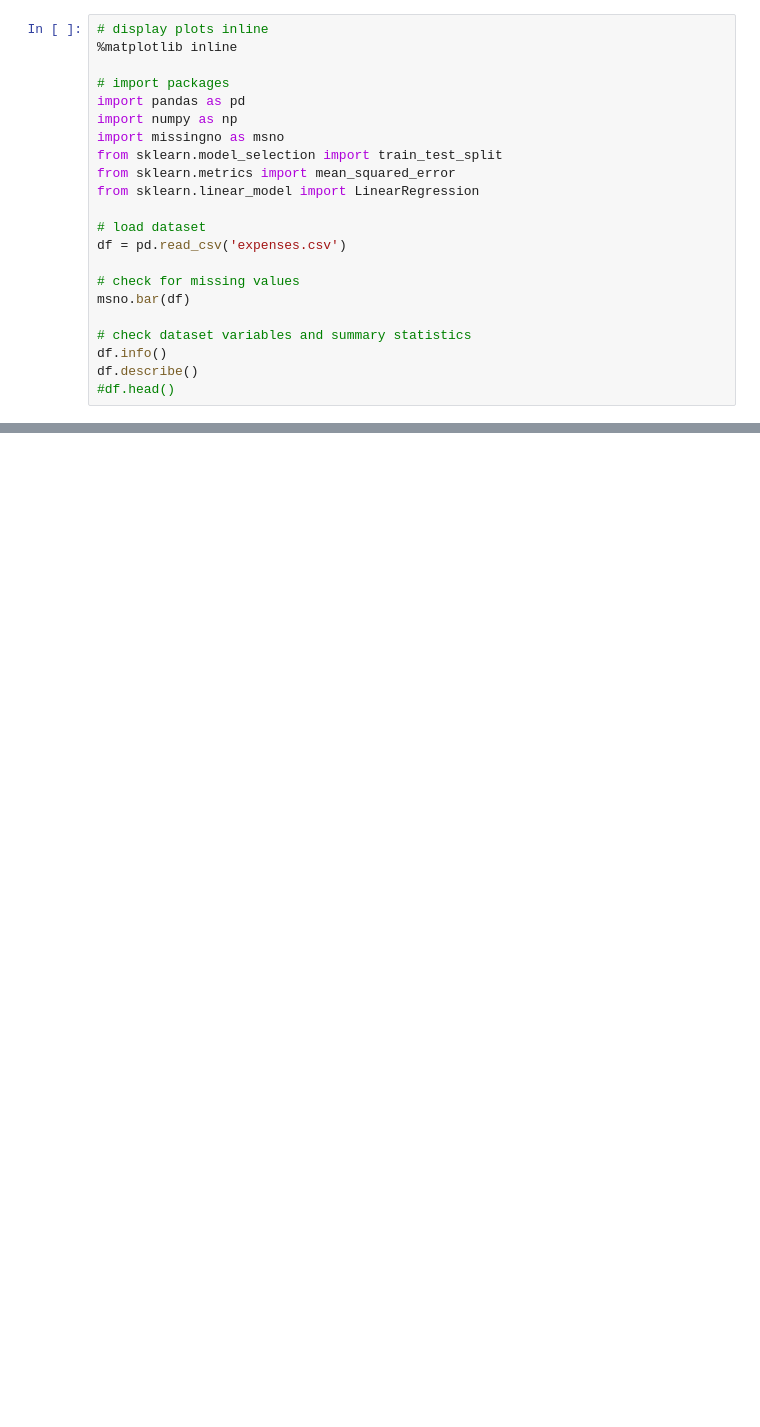
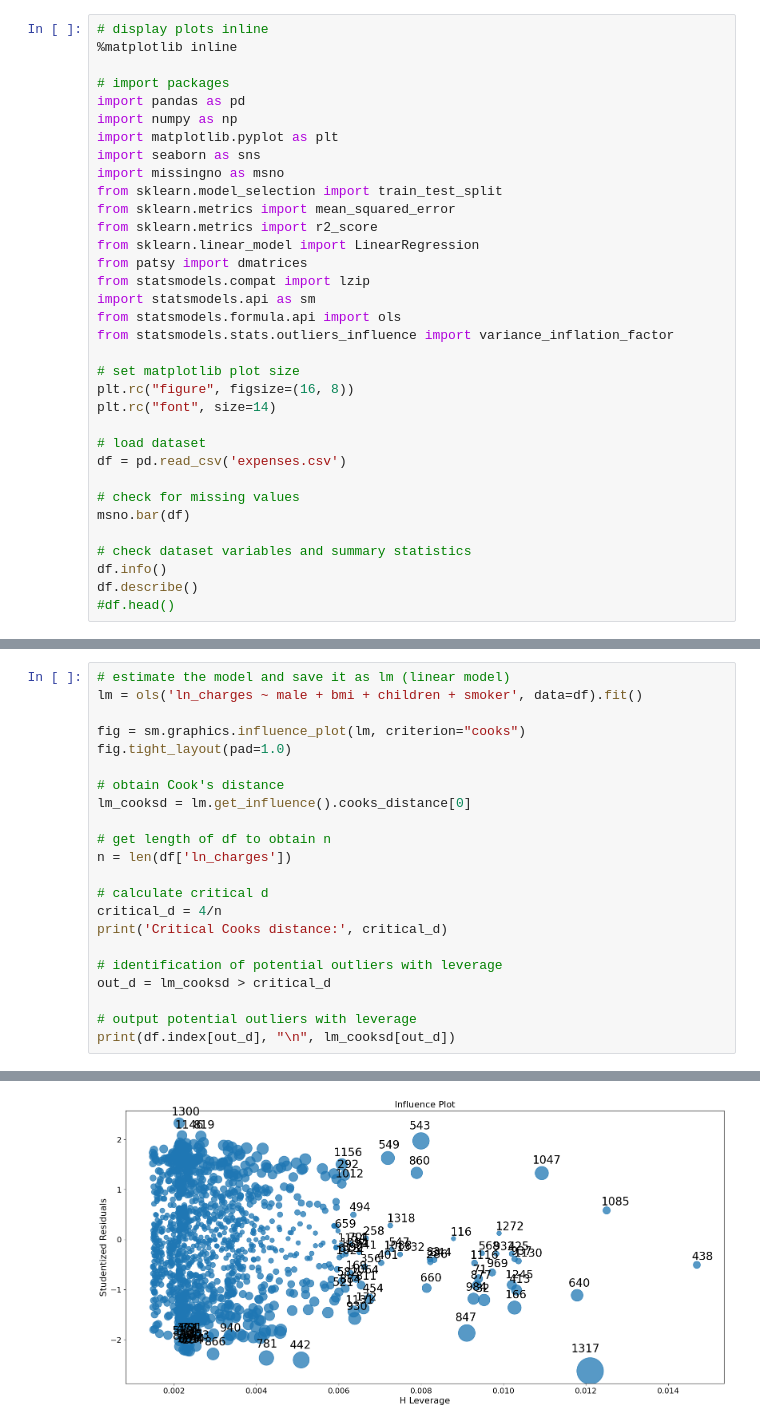
Before and after one commit to nimnathw/insurance_payout_analysis-with-regression, a Jupyter notebook: insurance_payout1.ipynb, the cells around one changed output, grey strips where cells are left out. Drawn from its saved outputs; the diff is of its cells as text; blank space fills up the shorter version.

Commit message:
with WIP model diagnostics

```diff
--- a/insurance_payout1.ipynb
+++ b/insurance_payout1.ipynb
@@ -5,10 +5,22 @@
 # import packages
 import pandas as pd
 import numpy as np
+import matplotlib.pyplot as plt
+import seaborn as sns
 import missingno as msno
 from sklearn.model_selection import train_test_split
 from sklearn.metrics import mean_squared_error
+from sklearn.metrics import r2_score
 from sklearn.linear_model import LinearRegression
+from patsy import dmatrices
+from statsmodels.compat import lzip
+import statsmodels.api as sm
+from statsmodels.formula.api import ols
+from statsmodels.stats.outliers_influence import variance_inflation_factor
+
+# set matplotlib plot size
+plt.rc("figure", figsize=(16, 8))
+plt.rc("font", size=14)
 
 # load dataset
 df = pd.read_csv('expenses.csv')
@@ -99,3 +72,26 @@ southwest    325
 northwest    325
 northeast    324
 Name: region, dtype: int64
+# %%
+# estimate the model and save it as lm (linear model)
+lm = ols('ln_charges ~ male + bmi + children + smoker', data=df).fit()
+
+fig = sm.graphics.influence_plot(lm, criterion="cooks")
+fig.tight_layout(pad=1.0)
+
+# obtain Cook's distance
+lm_cooksd = lm.get_influence().cooks_distance[0]
+
+# get length of df to obtain n
+n = len(df['ln_charges'])
+
+# calculate critical d
+critical_d = 4/n
+print('Critical Cooks distance:', critical_d)
+
+# identification of potential outliers with leverage
+out_d = lm_cooksd > critical_d
+
+# output potential outliers with leverage
+print(df.index[out_d], "\n", lm_cooksd[out_d])
+# %% [output]
@@ -101,0 +105 @@ Name: region, dtype: int64
+[figure, added]
```
Also changed, not shown: parts of 11 cells of this notebook.
